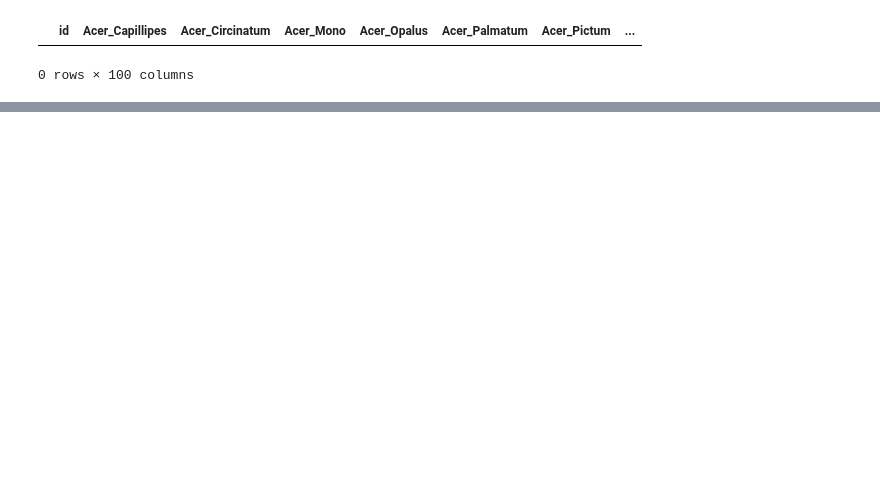
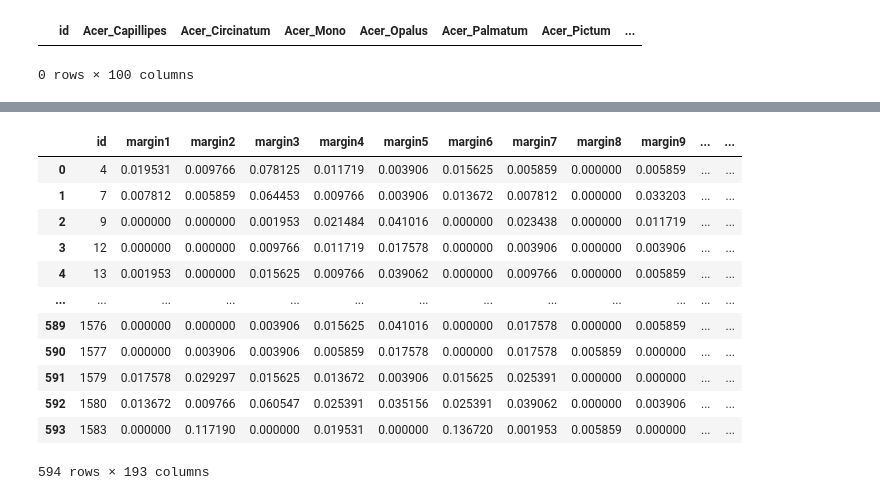
Before and after one commit to Nurlan2077/Leaf_Classificator_Kaggle, a Jupyter notebook: leaf_classificator.ipynb, the cells around one changed output, grey strips where cells are left out. Saved outputs shown, nothing was run; the diff lists cells and outputs as text; code cells hidden in the pictures; blank space fills up the shorter version.

```diff
--- a/leaf_classificator.ipynb
+++ b/leaf_classificator.ipynb
@@ -373,0 +596,17 @@ test_data_result.to_csv("submission.csv", index=False)
+# %%
+test_data = pd.read_csv("data/test.csv")
+test_data
+# %% [output]
+|  | id | margin1 | margin2 | margin3 | margin4 | margin5 | margin6 | margin7 | margin8 | margin9 | ... | ... |
+| 0 | 4 | 0.019531 | 0.009766 | 0.078125 | 0.011719 | 0.003906 | 0.015625 | 0.005859 | 0.000000 | 0.005859 | ... | ... |
+| 1 | 7 | 0.007812 | 0.005859 | 0.064453 | 0.009766 | 0.003906 | 0.013672 | 0.007812 | 0.000000 | 0.033203 | ... | ... |
+| 2 | 9 | 0.000000 | 0.000000 | 0.001953 | 0.021484 | 0.041016 | 0.000000 | 0.023438 | 0.000000 | 0.011719 | ... | ... |
+| 3 | 12 | 0.000000 | 0.000000 | 0.009766 | 0.011719 | 0.017578 | 0.000000 | 0.003906 | 0.000000 | 0.003906 | ... | ... |
+| 4 | 13 | 0.001953 | 0.000000 | 0.015625 | 0.009766 | 0.039062 | 0.000000 | 0.009766 | 0.000000 | 0.005859 | ... | ... |
+| ... | ... | ... | ... | ... | ... | ... | ... | ... | ... | ... | ... | ... |
+| 589 | 1576 | 0.000000 | 0.000000 | 0.003906 | 0.015625 | 0.041016 | 0.000000 | 0.017578 | 0.000000 | 0.005859 | ... | ... |
+| 590 | 1577 | 0.000000 | 0.003906 | 0.003906 | 0.005859 | 0.017578 | 0.000000 | 0.017578 | 0.005859 | 0.000000 | ... | ... |
+| 591 | 1579 | 0.017578 | 0.029297 | 0.015625 | 0.013672 | 0.003906 | 0.015625 | 0.025391 | 0.000000 | 0.000000 | ... | ... |
+| 592 | 1580 | 0.013672 | 0.009766 | 0.060547 | 0.025391 | 0.035156 | 0.025391 | 0.039062 | 0.000000 | 0.003906 | ... | ... |
+| 593 | 1583 | 0.000000 | 0.117190 | 0.000000 | 0.019531 | 0.000000 | 0.136720 | 0.001953 | 0.005859 | 0.000000 | ... | ... |
+594 rows × 193 columns
```
Also changed, not shown: parts of 35 cells of this notebook.
